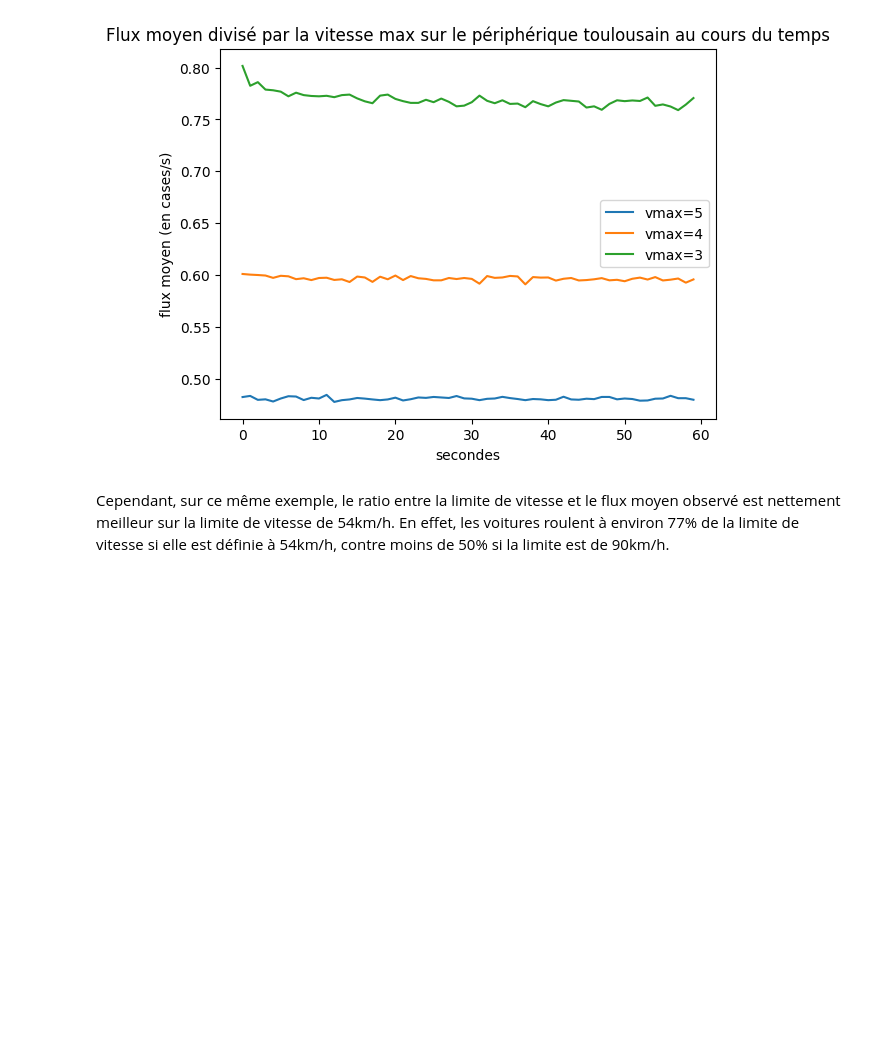
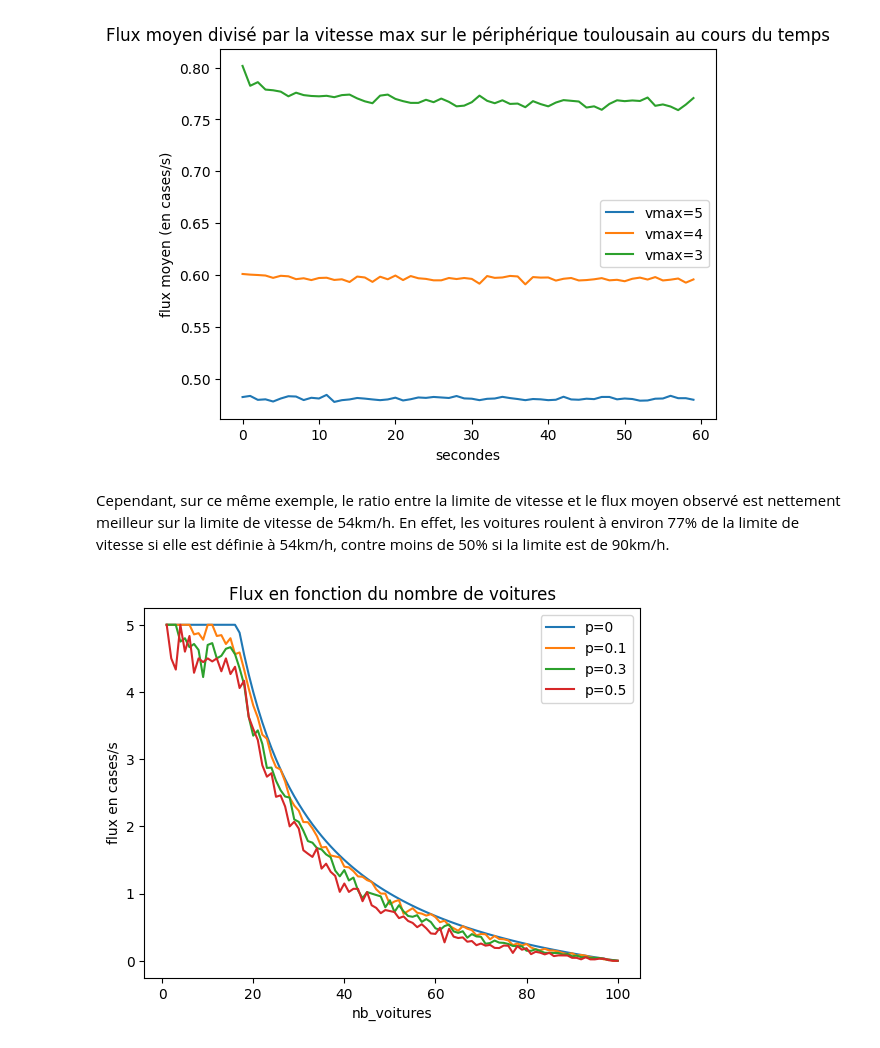
Before and after one commit to TelmoDc/Projet_SA16, a Jupyter notebook: stats.ipynb, the cells around one changed output. Saved outputs shown, nothing was run; the diff lists cells and outputs as text; code cells hidden in the pictures; blank space fills up the shorter version.

Commit message:
calcul embouteillages et nouveaux graphiques

```diff
--- a/stats.ipynb
+++ b/stats.ipynb
@@ -26,0 +46,4 @@ def flux_chaine(chaine, taille, nb_voitures):
+# %%
+route = route_unif(100, 30)
+cm = CM_Route(route, 100, 5, 0.3)
+print(calculer_embouteillage(cm[-1], 100))
@@ -102,3 +127,26 @@ plt.show()
 [figure]
 # %% [markdown]
 Cependant, sur ce même exemple, le ratio entre la limite de vitesse et le flux moyen observé est nettement meilleur sur la limite de vitesse de 54km/h. En effet, les voitures roulent à environ 77% de la limite de vitesse si elle est définie à 54km/h, contre moins de 50% si la limite est de 90km/h.
+# %%
+taille = 100
+p = [0, 0.1, 0.3, 0.5]
+vmax = 5
+
+nb_voitures = np.arange(1, taille+1)
+flux = np.zeros((len(p), len(nb_voitures)))
+
+for i, n in enumerate(nb_voitures):
+    route = route_unif(taille, n)
+    for j, pj in enumerate(p):
+        cm = CM_Route(route, 100, vmax, pj)
+        flux[j][i] = calculer_flux(cm[-2], cm[-1], taille, n)
+# %%
+for j, pj in enumerate(p):
+    plt.plot(nb_voitures, flux[j], label=f'p={pj}')
+plt.title("Flux en fonction du nombre de voitures")
+plt.xlabel('nb_voitures')
+plt.ylabel('flux en cases/s')
+plt.legend()
+plt.show()
+# %% [output]
+[figure, added]
```
Also changed, not shown: parts of 10 cells of this notebook, 1 other file.
